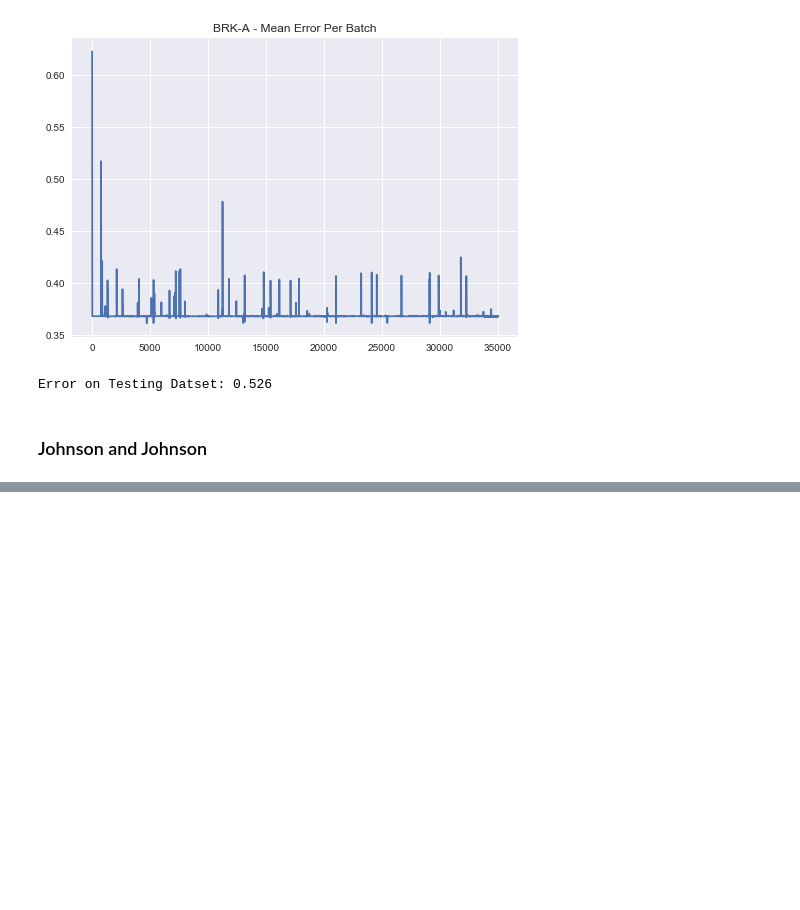
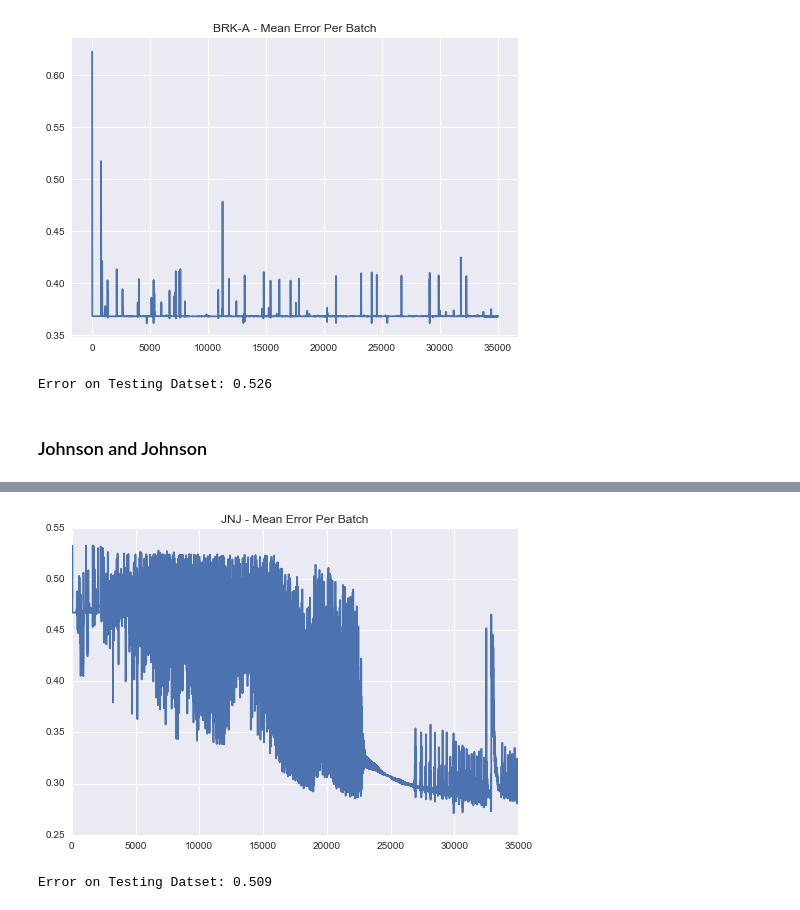
Before and after one commit to Quantumgame/INFO597-DeepLearning-GameTheory, a Jupyter notebook: applications/dailyStocks/lstm.ipynb, the cells around one changed output, grey strips where cells are left out. Cells and saved outputs as stored; diff of their text form; code cells hidden in the pictures; blank space fills up the shorter version.

```diff
--- a/applications/dailyStocks/lstm.ipynb
+++ b/applications/dailyStocks/lstm.ipynb
@@ -236,20 +178,22 @@ df.head()
 | 4 | 1970-01-08 | 1.206597 | 1.225694 | 1.206597 | 0.452006 | 1.215278 | 460800 | 1 |
 # %%
 epoch = 35000
-num_cells=100
+num_cells=25
 
 features_test = features[10000:]
 labels_test = features[10000:]
 features = features[:10000]
 labels = labels[:10000]
 len(features_test)
 
 model = LSTM(num_hidden=num_cells)
 predictions, train_error, test_error = model.run(features, labels, epoch=epoch, test_features=features_test,
                                                 test_labels=labels_test)
 plt.title('JNJ - Mean Error Per Batch')
 plt.plot(train_error)
 plt.show()
 plt.close()
 print('Error on Testing Datset:', test_error)
-model.reset()
+# %% [output]
+[figure, added]
+Error on Testing Datset: 0.509
```
Also changed, not shown: parts of 11 cells of this notebook.
